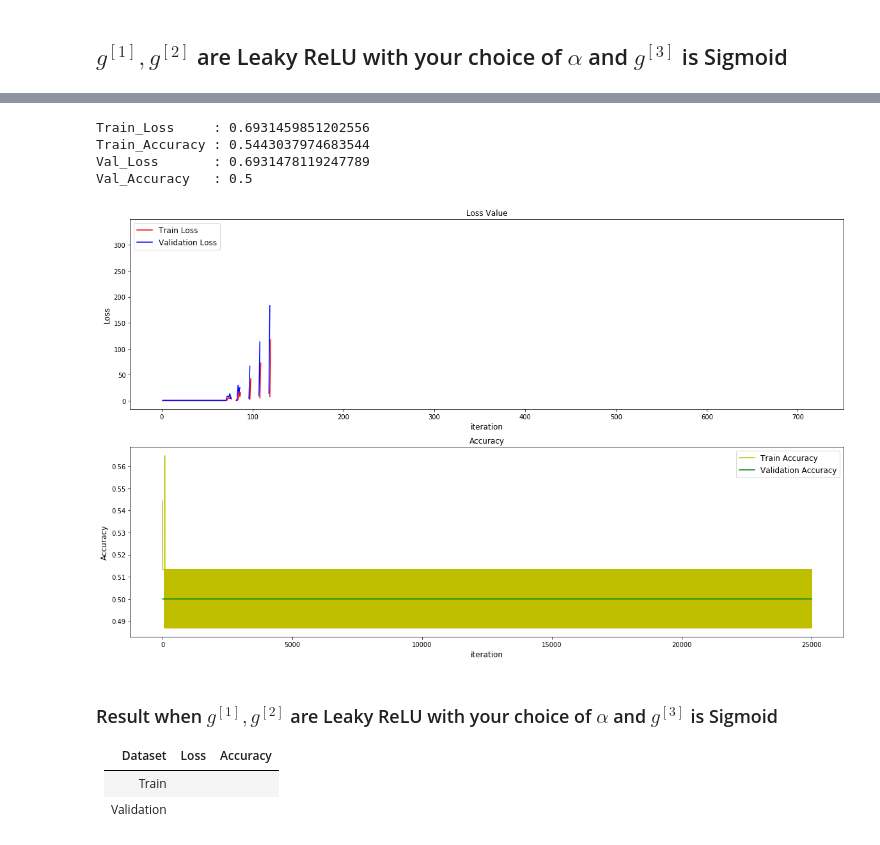
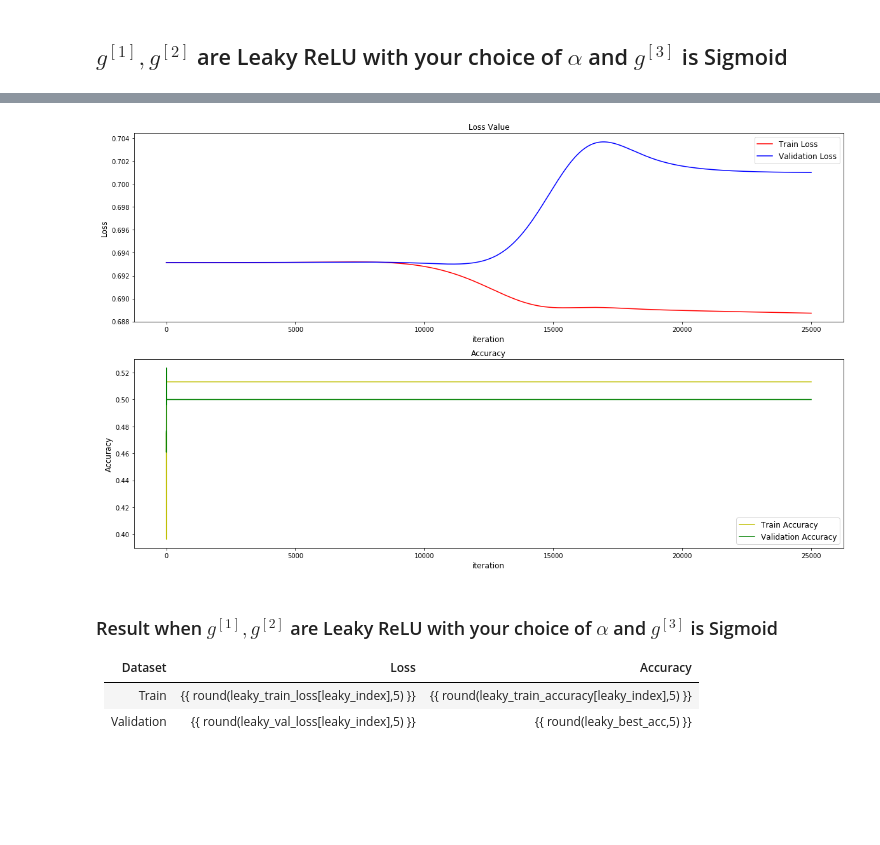
Before and after one commit to ddamddi/ml-project, a Jupyter notebook: Assignment#4/Assignment#4.ipynb, the cells around one changed output, grey strips where cells are left out. Saved outputs shown, nothing was run; the diff lists cells and outputs as text; code cells hidden in the pictures; blank space fills up the shorter version.

Commit message:
Revise errors and Updating learning rates

```diff
--- a/Assignment#4/Assignment#4.ipynb
+++ b/Assignment#4/Assignment#4.ipynb
@@ -692,7 +593,7 @@ ALPHA = 0.05
 prev_loss = 0
 loss = 0
 
-for i in range(NUM_EPOCH):
+for i in trange(NUM_EPOCH):
     J = 0
     dw_1 = np.zeros((NUM_HIDDEN_LAYER_1, 10000))
     dw_2 = np.zeros((NUM_HIDDEN_LAYER_2, NUM_HIDDEN_LAYER_1))
@@ -736,20 +637,19 @@ for i in range(NUM_EPOCH):
     db_1 = np.sum(dz_1, axis=1, keepdims=True) / NUM_TRAIN_DATA
 
     # UPDATE PARAMETERS
-    w_1 = w_1 - LEARNING_RATE * dw_1
-    w_2 = w_2 - LEARNING_RATE * dw_2
-    w_3 = w_3 - LEARNING_RATE * dw_3
+    w_1 = w_1 - LEARNING_RATE_4 * dw_1
+    w_2 = w_2 - LEARNING_RATE_4 * dw_2
+    w_3 = w_3 - LEARNING_RATE_4 * dw_3
 
-    b_1 = b_1 - LEARNING_RATE * db_1
-    b_2 = b_2 - LEARNING_RATE * db_2
-    b_3 = b_3 - LEARNING_RATE * db_3
+    b_1 = b_1 - LEARNING_RATE_4 * db_1
+    b_2 = b_2 - LEARNING_RATE_4 * db_2
+    b_3 = b_3 - LEARNING_RATE_4 * db_3
 
 
     # FOR CALCULATING TRAIN LOSS
     J = (np.dot(train_label, (np.log(A_3)).T) + np.dot(1-train_label, (np.log(1-A_3)).T))
     J = -np.sum(J) / NUM_TRAIN_DATA
-    leaky_train_loss[0][i] = i+1
-    leaky_train_loss[1][i] = J
+    leaky_train_loss.append(J)
     loss = J
 
     # FOR CALCULATING TRAIN ACCURACY
@@ -764,8 +664,7 @@ for i in range(NUM_EPOCH):
         if A_3[0][x] == train_label[0][x]:
             correct += 1
 
-    leaky_train_accuracy[0][i] = i+1
-    leaky_train_accuracy[1][i] = correct/NUM_TRAIN_DATA
+    leaky_train_accuracy.append(correct / NUM_TRAIN_DATA)
 
     # FOR CALCULATING VALIDATION LOSS
     z_1 = np.dot(w_1, val_data) + b_1
@@ -779,8 +678,7 @@ for i in range(NUM_EPOCH):
 
     J = (np.dot(val_label, (np.log(A_3)).T) + np.dot(1-val_label, (np.log(1-A_3)).T))
     J = -np.sum(J)/NUM_VAL_DATA
-    leaky_val_loss[0][i] = i+1
-    leaky_val_loss[1][i] = J
+    leaky_val_loss.append(J)
 
     # FOR CALCULATING VALIDATION ACCURACY
     for x in range(NUM_VAL_DATA):
@@ -794,14 +692,10 @@ for i in range(NUM_EPOCH):
         if A_3[0][x] == val_label[0][x]:
             correct += 1
 
-    leaky_val_accuracy[0][i] = i+1
-    leaky_val_accuracy[1][i] = correct/NUM_VAL_DATA
+    leaky_val_accuracy.append(correct / NUM_VAL_DATA)
 
-    if abs(loss - prev_loss) < EPSILON :
-        print("Train loss converged at Epoch " + str(i+1))
-        break
-    prev_loss = loss
-
-    if((i+1) % 1000 == 0):
-        print("Epoch " + str(i+1) + " Done")
+#     if abs(loss - prev_loss) < EPSILON :
+#         print("Train loss converged at Epoch " + str(i+1))
+#         break
+#     prev_loss = loss
 # %% [output]
@@ -825,20 +702,0 @@ Epoch 25000 Done
-# %%
-# FIND FINAL ACCURACY AND LOSS OF DATASETS
-temp = leaky_val_accuracy[1][0]
-index = leaky_val_accuracy[0][0]
-for x in range(NUM_EPOCH):
-    if temp < leaky_val_accuracy[1][x]:
-        temp = leaky_val_accuracy[1][x]
-        index = leaky_val_accuracy[0][x]
-
-index = int(index)
-
-print("Train_Loss     : " + str(leaky_train_loss[1][index-1]))
-print("Train_Accuracy : " + str(leaky_train_accuracy[1][index-1]))
-print("Val_Loss       : " + str(leaky_val_loss[1][index-1]))
-print("Val_Accuracy   : " + str(leaky_val_accuracy[1][index-1]))
-# %% [output]
-Train_Loss     : 0.6931459851202556
-Train_Accuracy : 0.5443037974683544
-Val_Loss       : 0.6931478119247789
-Val_Accuracy   : 0.5
@@ -845,27 +707,27 @@ Val_Accuracy   : 0.5
 # %%
 # PLOT TRAIN AND VALIDATION LOSS AT EVERY ITERATION
 fig, ax2 = plt.subplots(2,1,figsize=(20,12))
 ax2[0].set_title("Loss Value")
 ax2[0].set_ylabel("Loss", fontsize="12")
 ax2[0].set_xlabel("iteration", fontsize="12")
-ax2[0].plot(leaky_train_loss[0], leaky_train_loss[1],'-r', label='Train Loss')
-ax2[0].plot(leaky_val_loss[0], leaky_val_loss[1], '-b', label='Validation Loss')
+ax2[0].plot(range(1, len(leaky_train_loss)+1), leaky_train_loss,'-r', label='Train Loss')
+ax2[0].plot(range(1, len(leaky_val_loss)+1), leaky_val_loss, '-b', label='Validation Loss')
 ax2[0].legend(fontsize="12")
 
 # PLOT TRAIN AND VALIDATION ACCURACY AT EVERY ITERATION
 ax2[1].set_title("Accuracy")
 ax2[1].set_ylabel("Accuracy", fontsize="12")
 ax2[1].set_xlabel("iteration", fontsize="12")
-ax2[1].plot(leaky_train_accuracy[0], leaky_train_accuracy[1], '-y', label='Train Accuracy')
-ax2[1].plot(leaky_val_accuracy[0], leaky_val_accuracy[1], '-g', label='Validation Accuracy')
+ax2[1].plot(range(1, len(leaky_train_accuracy)+1), leaky_train_accuracy, '-y', label='Train Accuracy')
+ax2[1].plot(range(1, len(leaky_val_accuracy)+1), leaky_val_accuracy, '-g', label='Validation Accuracy')
 ax2[1].legend(fontsize="12")
 plt.show()
 # %% [output]
-[figure, old version]
+[figure, new version]
 # %% [markdown]
 ### Result when $ g^{[1]}, g^{[2]} $ are Leaky ReLU with your choice of $ \alpha $ and $ g^{[3]} $ is Sigmoid
 
 | Dataset | Loss | Accuracy |
 |--|--|--|
-|Train| | |
-|Validation| | |
+|Train| {{ round(leaky_train_loss[leaky_index],5) }} | {{ round(leaky_train_accuracy[leaky_index],5) }} |
+|Validation| {{ round(leaky_val_loss[leaky_index],5) }} | {{ round(leaky_best_acc,5) }} |
```
Also changed, not shown: parts of 24 cells of this notebook.
